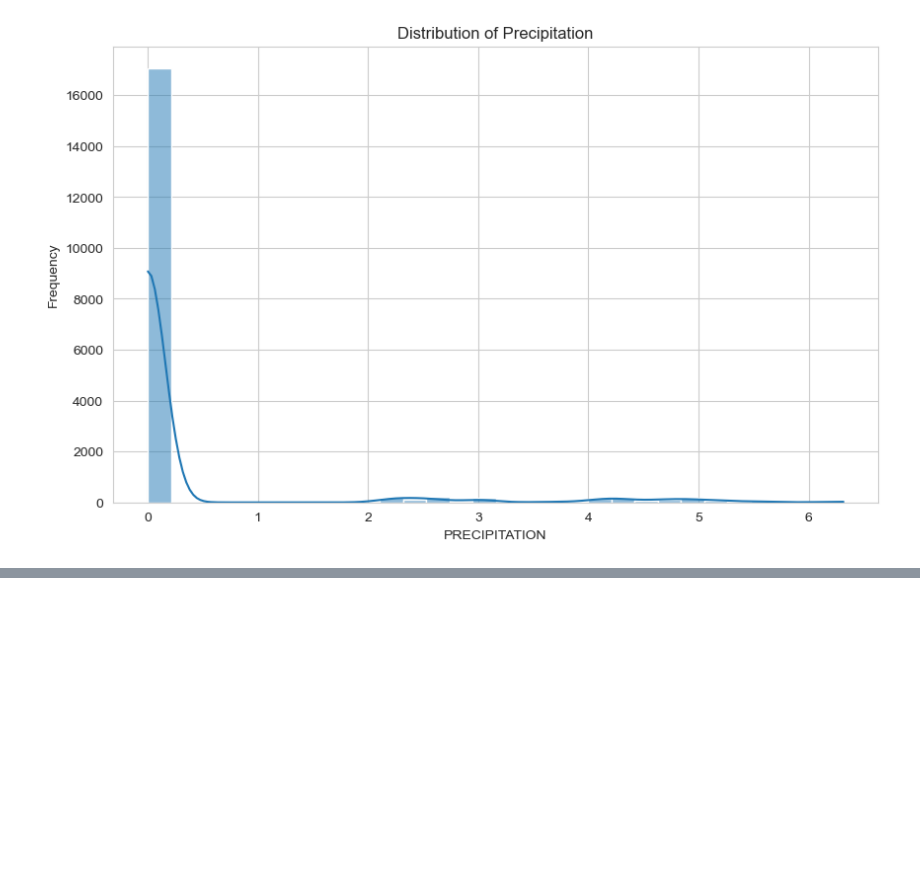
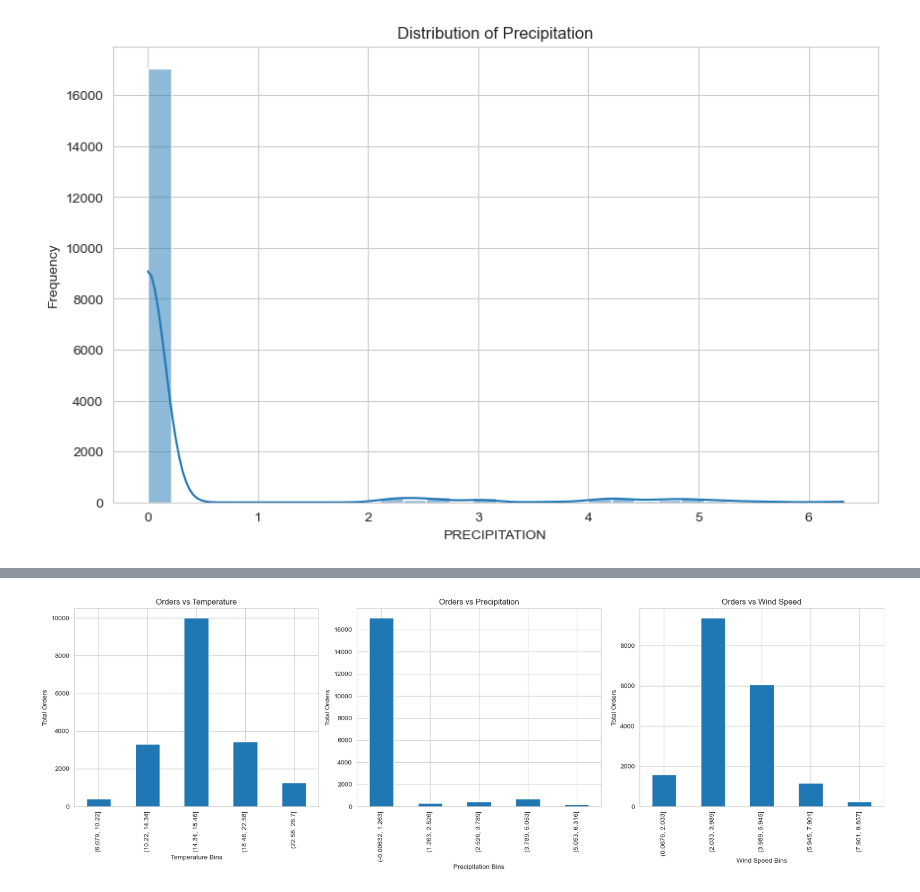
Before and after one commit to kyriakossk2000/order_analysis, a Jupyter notebook: Data/data_analysis.ipynb, the cells around one changed output, grey strips where cells are left out. Saved outputs shown, nothing was run; the diff lists cells and outputs as text; code cells hidden in the pictures; blank space fills up the shorter version.

```diff
--- a/Data/data_analysis.ipynb
+++ b/Data/data_analysis.ipynb
@@ -94,0 +169,33 @@ plot_histogram(data, 'PRECIPITATION', 'Distribution of Precipitation')
+# %%
+# groupping data based on temperature and we use bins to divide the values in that range
+temperature_orders = data.groupby(pd.cut(data['TEMPERATURE'], bins=5)).size()
+
+# same for precipitation and wind speed
+precipitation_orders = data.groupby(pd.cut(data['PRECIPITATION'], bins=5)).size()
+wind_speed_orders = data.groupby(pd.cut(data['WIND_SPEED'], bins=5)).size()
+
+# graphs for relationship between weather conditions and order volume
+plt.figure(figsize=(18, 6))
+
+plt.subplot(1, 3, 1)
+temperature_orders.plot(kind='bar')
+plt.title('Orders vs Temperature')
+plt.xlabel('Temperature Bins')
+plt.ylabel('Total Orders')
+
+plt.subplot(1, 3, 2)
+precipitation_orders.plot(kind='bar')
+plt.title('Orders vs Precipitation')
+plt.xlabel('Precipitation Bins')
+plt.ylabel('Total Orders')
+
+plt.subplot(1, 3, 3)
+wind_speed_orders.plot(kind='bar')
+plt.title('Orders vs Wind Speed')
+plt.xlabel('Wind Speed Bins')
+plt.ylabel('Total Orders')
+
+plt.tight_layout()
+plt.show()
+# %% [output]
+[figure, added]
```
Also changed, not shown: parts of 14 cells of this notebook, 2 other files.
